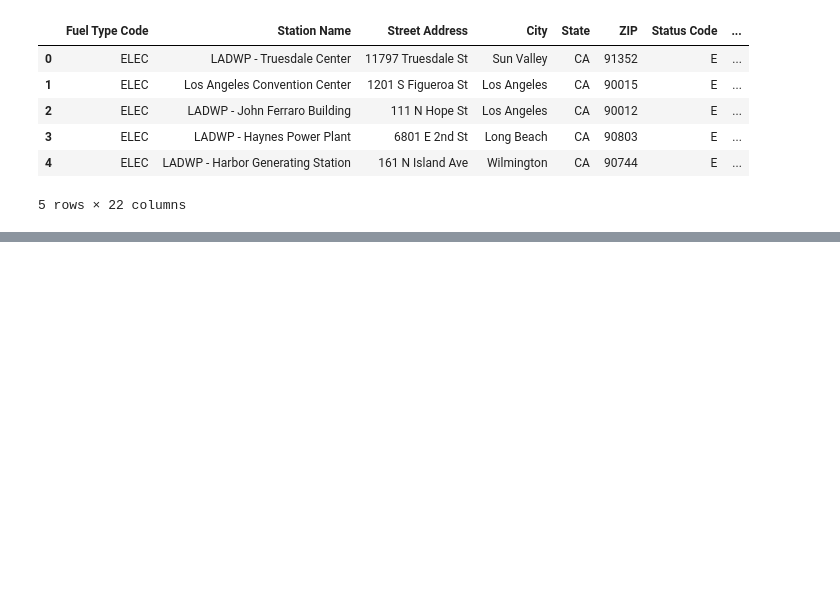
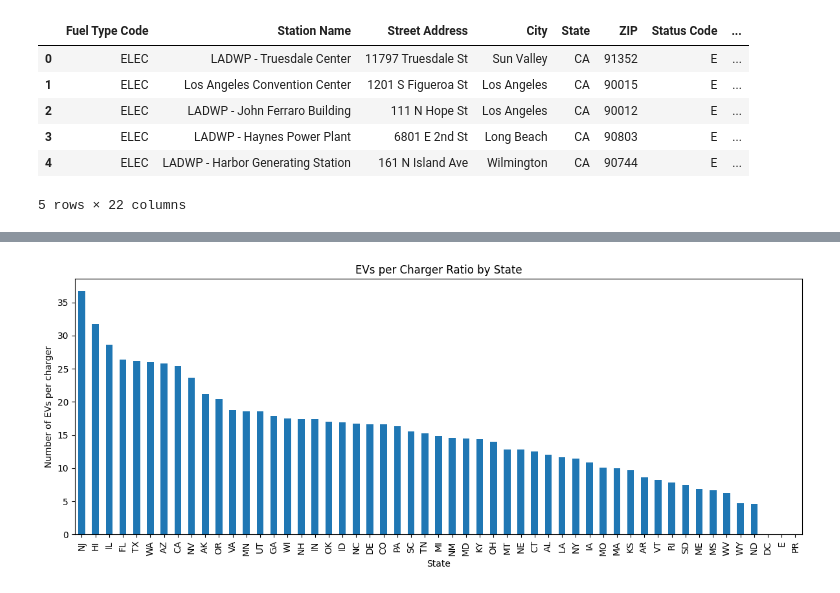
Before and after one commit to Jdeandrade22/DataMining, a Jupyter notebook: Electric Vehicles Phase 1.ipynb, the cells around one changed output, grey strips where cells are left out. Cells and saved outputs as stored; diff of their text form; code cells hidden in the pictures; blank space fills up the shorter version.

```diff
--- a/Electric Vehicles Phase 1.ipynb
+++ b/Electric Vehicles Phase 1.ipynb
@@ -565,0 +346,12 @@ PA: 1,685 stations
+# %%
+# EDA 5
+
+evs = state_df.groupby('State')['EV_Registrations'].first()
+chargers = df.groupby('State')['Total_Chargers'].sum()
+ev_charger_ratio = (evs / chargers).sort_values(ascending=False)
+ev_charger_ratio.plot(kind='bar', figsize=(12, 5), title="EVs per Charger Ratio by State")
+plt.ylabel("Number of EVs per charger")
+plt.tight_layout()
+plt.show()
+# %% [output]
+[figure, added]
```
Also changed, not shown: parts of 23 cells of this notebook, 1 other file.
